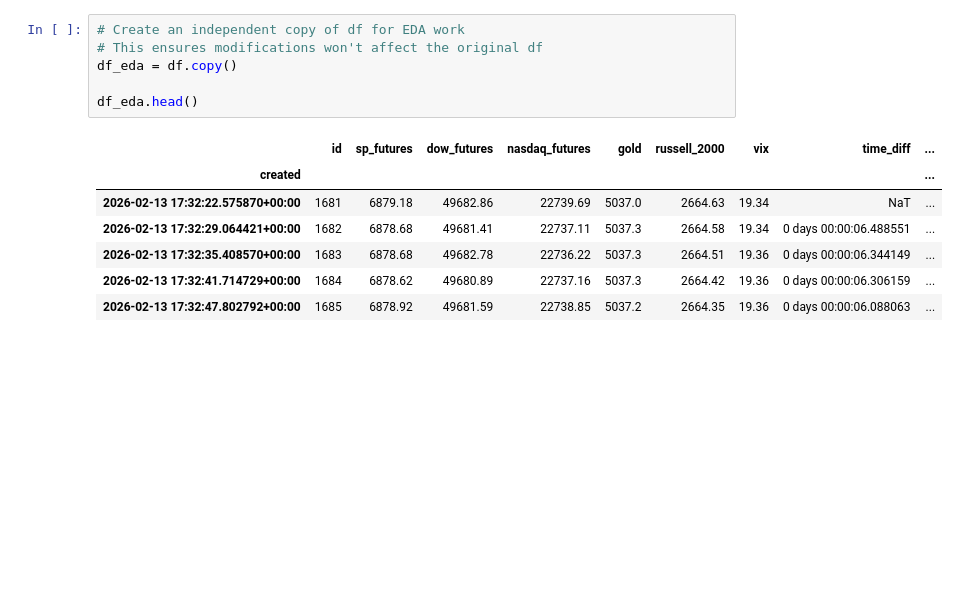
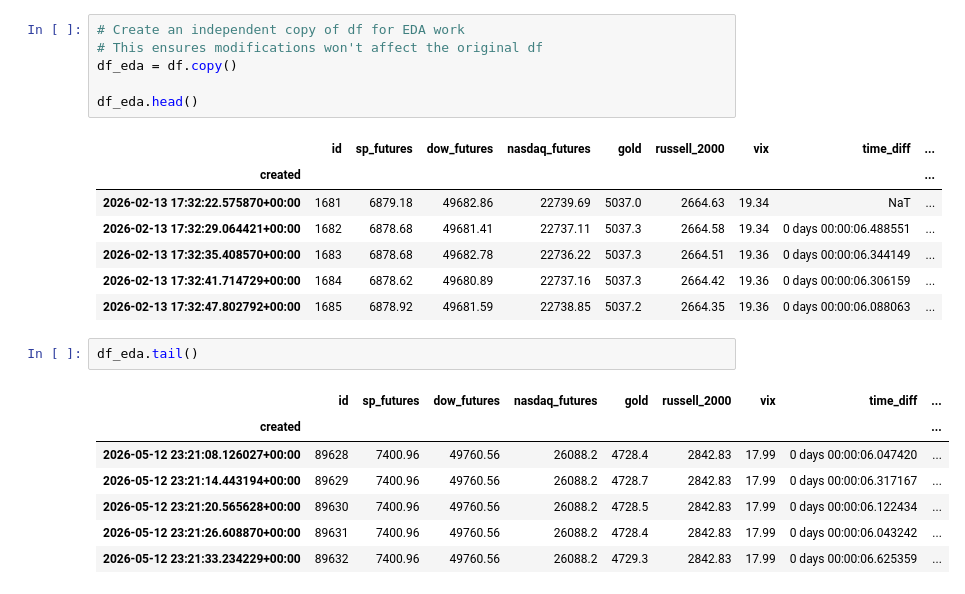
Before and after one commit to Chitran-0249f/finance_aiml, a Jupyter notebook: notebooks/eda.ipynb, the cells around one changed output. Saved outputs shown, nothing was run; the diff lists cells and outputs as text; blank space fills up the shorter version.

```diff
--- a/notebooks/eda.ipynb
+++ b/notebooks/eda.ipynb
@@ -516,6 +521,16 @@ df_eda.head()
 | 2026-02-13 17:32:35.408570+00:00 | 1683 | 6878.68 | 49682.78 | 22736.22 | 5037.3 | 2664.51 | 19.36 | 0 days 00:00:06.344149 | ... |
 | 2026-02-13 17:32:41.714729+00:00 | 1684 | 6878.62 | 49680.89 | 22737.16 | 5037.3 | 2664.42 | 19.36 | 0 days 00:00:06.306159 | ... |
 | 2026-02-13 17:32:47.802792+00:00 | 1685 | 6878.92 | 49681.59 | 22738.85 | 5037.2 | 2664.35 | 19.36 | 0 days 00:00:06.088063 | ... |
+# %%
+df_eda.tail()
+# %% [output]
+|  | id | sp_futures | dow_futures | nasdaq_futures | gold | russell_2000 | vix | time_diff | ... |
+| created |  |  |  |  |  |  |  |  | ... |
+| 2026-05-12 23:21:08.126027+00:00 | 89628 | 7400.96 | 49760.56 | 26088.2 | 4728.4 | 2842.83 | 17.99 | 0 days 00:00:06.047420 | ... |
+| 2026-05-12 23:21:14.443194+00:00 | 89629 | 7400.96 | 49760.56 | 26088.2 | 4728.7 | 2842.83 | 17.99 | 0 days 00:00:06.317167 | ... |
+| 2026-05-12 23:21:20.565628+00:00 | 89630 | 7400.96 | 49760.56 | 26088.2 | 4728.5 | 2842.83 | 17.99 | 0 days 00:00:06.122434 | ... |
+| 2026-05-12 23:21:26.608870+00:00 | 89631 | 7400.96 | 49760.56 | 26088.2 | 4728.4 | 2842.83 | 17.99 | 0 days 00:00:06.043242 | ... |
+| 2026-05-12 23:21:33.234229+00:00 | 89632 | 7400.96 | 49760.56 | 26088.2 | 4729.3 | 2842.83 | 17.99 | 0 days 00:00:06.625359 | ... |
 # %%
 from pathlib import Path
 
```
Also changed, not shown: parts of 21 cells of this notebook, 6 other files.
